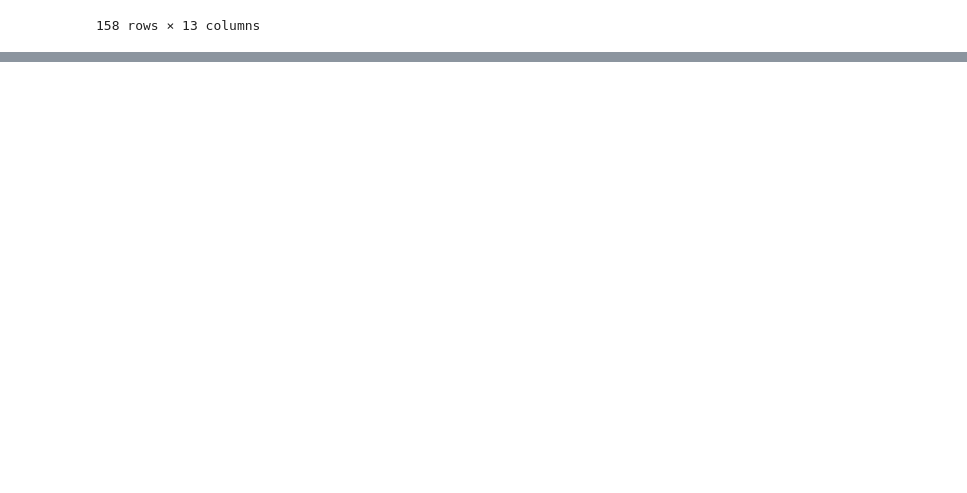
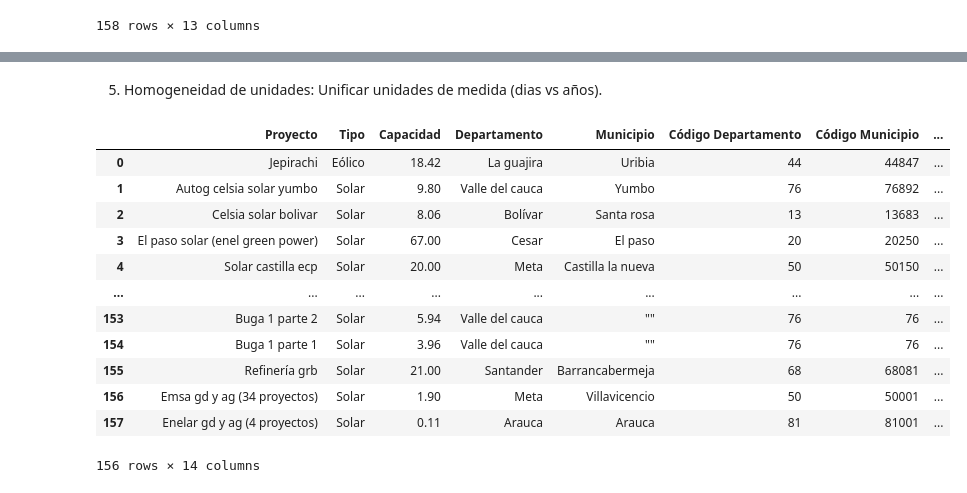
Before and after one commit to upar1234/Bootcamp2026-1, a Jupyter notebook: Codigo/cleaningDataMetaDB.ipynb, the cells around one changed output, grey strips where cells are left out. Saved outputs shown, nothing was run; the diff lists cells and outputs as text; code cells hidden in the pictures; blank space fills up the shorter version.

```diff
--- a/Codigo/cleaningDataMetaDB.ipynb
+++ b/Codigo/cleaningDataMetaDB.ipynb
@@ -23,0 +284,12 @@ df
+# %%
+#convertir a numérico, forzando errores a NaN para identificar problemas de formato
+#df1["Empleos estimados"] = pd.to_numeric(df1["Empleos estimados"], errors="coerce")
+try:
+    df1["Inversión estimada [COP]"] = (
+        df1["Inversión estimada [COP]"]
+        .str.replace(',', '')
+        .str.strip()
+        .pipe(pd.to_numeric, errors='coerce')
+    )
+except Exception as e:
+    pass
@@ -23,0 +328,12 @@ df
+# %%
+#convertir a numérico, forzando errores a NaN para identificar problemas de formato
+#df1["Empleos estimados"] = pd.to_numeric(df1["Empleos estimados"], errors="coerce")
+try:
+    df1["Emisiones CO2 [Ton/año]"] = (
+        df1["Emisiones CO2 [Ton/año]"]
+        .str.replace(',', '')
+        .str.strip()
+        .pipe(pd.to_numeric, errors='coerce')
+    )
+except Exception as e:
+    pass
@@ -23,0 +382,8 @@ df
+# %%
+#cambio de tipo de dato para inversión, energia y emisiones a float
+try:
+    df1["Inversión estimada [COP]"] = df1["Inversión estimada [COP]"].astype(float)
+    df1["Energía [kWh/día]"] = df1["Energía [kWh/día]"].astype(float)
+    df1["Emisiones CO2 [Ton/año]"] = df1["Emisiones CO2 [Ton/año]"].astype(float)
+except ValueError as e:
+    pass
@@ -23,0 +486,20 @@ df
+# %% [markdown]
+5. Homogeneidad de unidades: Unificar unidades de medida (dias vs años).
+# %%
+# Se crea Energía [kWh/año] a partir de Energía [kWh/día]
+df1["Energía [kWh/año]"] = df1["Energía [kWh/día]"] * 365
+df1
+# %% [output]
+|  | Proyecto | Tipo | Capacidad | Departamento | Municipio | Código Departamento | Código Municipio | ... |
+| 0 | Jepirachi | Eólico | 18.42 | La guajira | Uribia | 44 | 44847 | ... |
+| 1 | Autog celsia solar yumbo | Solar | 9.80 | Valle del cauca | Yumbo | 76 | 76892 | ... |
+| 2 | Celsia solar bolivar | Solar | 8.06 | Bolívar | Santa rosa | 13 | 13683 | ... |
+| 3 | El paso solar (enel green power) | Solar | 67.00 | Cesar | El paso | 20 | 20250 | ... |
+| 4 | Solar castilla ecp | Solar | 20.00 | Meta | Castilla la nueva | 50 | 50150 | ... |
+| ... | ... | ... | ... | ... | ... | ... | ... | ... |
+| 153 | Buga 1 parte 2 | Solar | 5.94 | Valle del cauca | "" | 76 | 76 | ... |
+| 154 | Buga 1 parte 1 | Solar | 3.96 | Valle del cauca | "" | 76 | 76 | ... |
+| 155 | Refinería grb | Solar | 21.00 | Santander | Barrancabermeja | 68 | 68081 | ... |
+| 156 | Emsa gd y ag (34 proyectos) | Solar | 1.90 | Meta | Villavicencio | 50 | 50001 | ... |
+| 157 | Enelar gd y ag (4 proyectos) | Solar | 0.11 | Arauca | Arauca | 81 | 81001 | ... |
+156 rows × 14 columns
```
Also changed, not shown: parts of 39 cells of this notebook.
